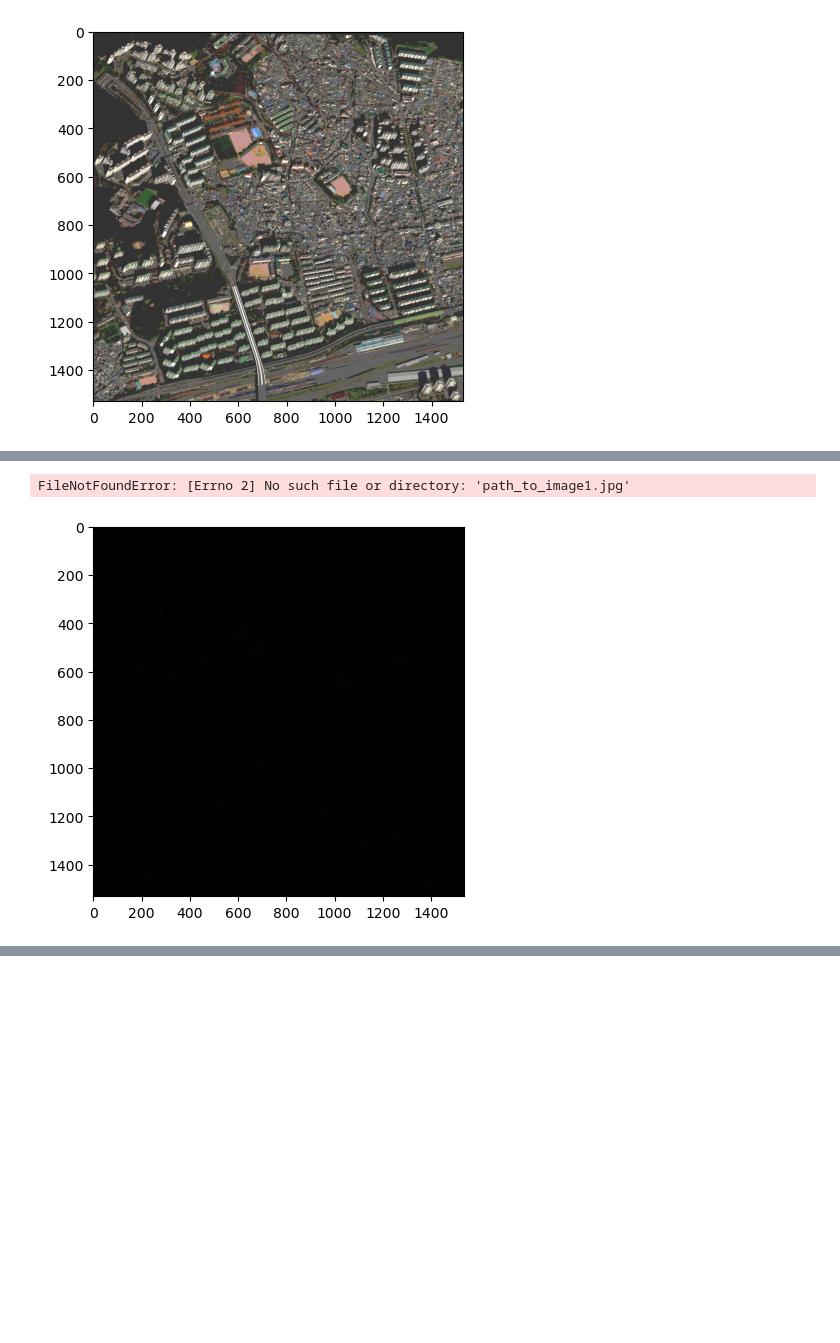
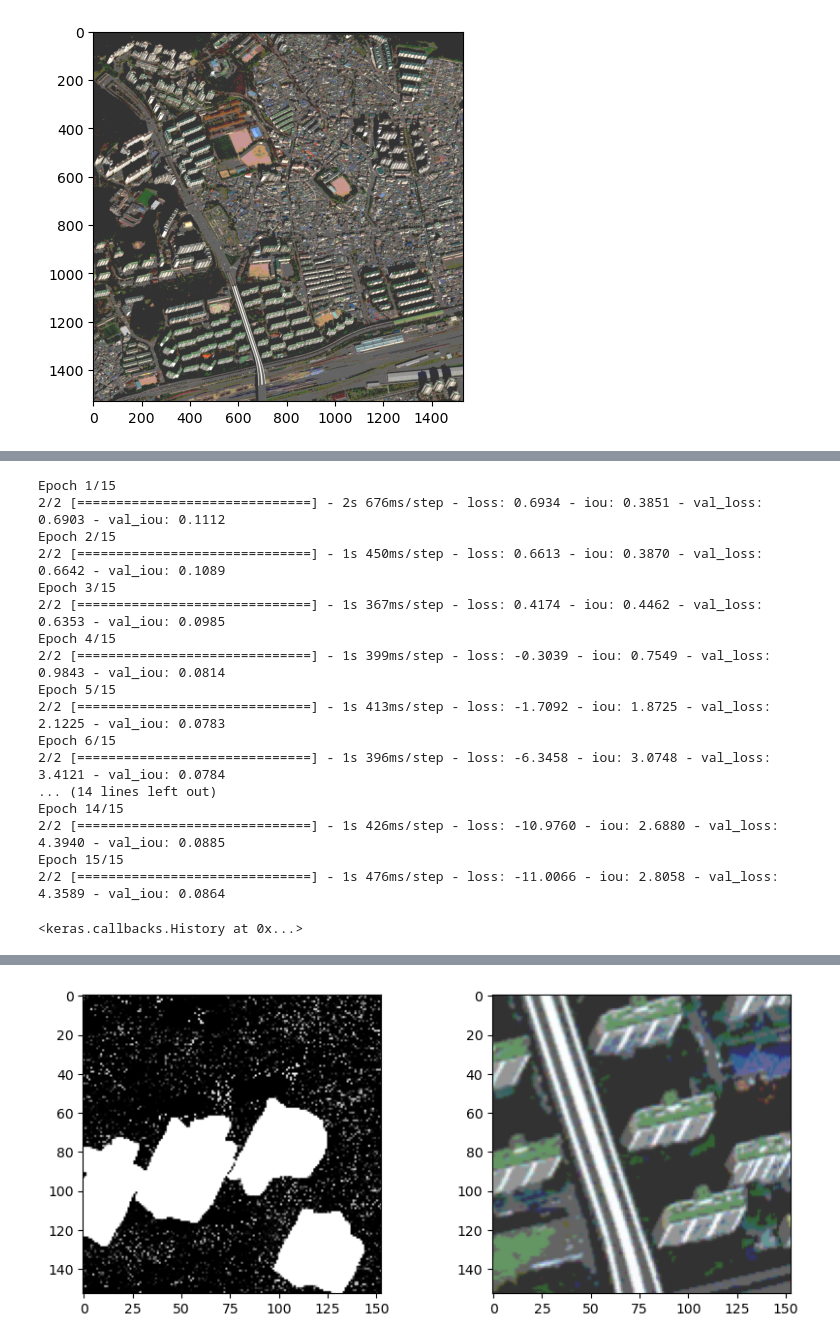
Before and after one commit to dietrichalex/cse-seminar, a Jupyter notebook: HighRiseBuildingDetection.ipynb, the cells around one changed output, grey strips where cells are left out. Drawn from its saved outputs; the diff is of its cells as text; code cells hidden in the pictures; blank space fills up the shorter version.

```diff
--- a/HighRiseBuildingDetection.ipynb
+++ b/HighRiseBuildingDetection.ipynb
@@ -113,20 +146,47 @@ labels = np.array([0, 1])
 # %%
 # Split data into train and test
+def normalize(input_image):
+    return tf.cast(input_image, tf.float32) / 255.0
+
 X_train, X_test, y_train, y_test = train_test_split(X, labels, test_size=0.2, random_state=42)
 
+X_train = normalize(X_train)
+X_test = normalize(X_test)
+
+
 # Train
-model.fit(X_train, y_train, batch_size=32, epochs=10, validation_split=0.2)
-
-# Evaluate
-loss, accuracy = model.evaluate(X_test, y_test)
-
-# predictions
-
-"""
-X_test = np.array(test_images)  # Convert the list of test image arrays into a numpy array
-
-predictions = model.predict(X_test)
-"""
+model.fit(X_train, y_train, batch_size=32, epochs=15, validation_split=0.2)
 # %% [output]
-FileNotFoundError: [Errno 2] No such file or directory: 'path_to_image1.jpg'
+Epoch 1/15
+2/2 [==============================] - 2s 676ms/step - loss: 0.6934 - iou: 0.3851 - val_loss: 0.6903 - val_iou: 0.1112
+Epoch 2/15
+2/2 [==============================] - 1s 450ms/step - loss: 0.6613 - iou: 0.3870 - val_loss: 0.6642 - val_iou: 0.1089
+Epoch 3/15
+2/2 [==============================] - 1s 367ms/step - loss: 0.4174 - iou: 0.4462 - val_loss: 0.6353 - val_iou: 0.0985
+Epoch 4/15
+2/2 [==============================] - 1s 399ms/step - loss: -0.3039 - iou: 0.7549 - val_loss: 0.9843 - val_iou: 0.0814
+Epoch 5/15
+2/2 [==============================] - 1s 413ms/step - loss: -1.7092 - iou: 1.8725 - val_loss: 2.1225 - val_iou: 0.0783
+Epoch 6/15
+2/2 [==============================] - 1s 396ms/step - loss: -6.3458 - iou: 3.0748 - val_loss: 3.4121 - val_iou: 0.0784
+... (14 lines left out)
+Epoch 14/15
+2/2 [==============================] - 1s 426ms/step - loss: -10.9760 - iou: 2.6880 - val_loss: 4.3940 - val_iou: 0.0885
+Epoch 15/15
+2/2 [==============================] - 1s 476ms/step - loss: -11.0066 - iou: 2.8058 - val_loss: 4.3589 - val_iou: 0.0864
-[figure, removed]
+<keras.callbacks.History at 0x...>
+# %%
+
+# predictions
+
+
+predictions = model.predict(X_test)
+
+fig, (ax1, ax2) = plt.subplots(1, 2, figsize=(10, 4))
+ax1.imshow(predictions[0],cmap='gray')
+ax2.imshow(X_test[0], cmap='gray')
+
+
+# Evaluate
+loss, accuracy = model.evaluate(X_test, y_test)
+# %% [output]
@@ -132,0 +195 @@ FileNotFoundError: [Errno 2] No such file or directory: 'path_to_image1.jpg'
+[figure, added]
```
Also changed, not shown: parts of 7 cells of this notebook.
